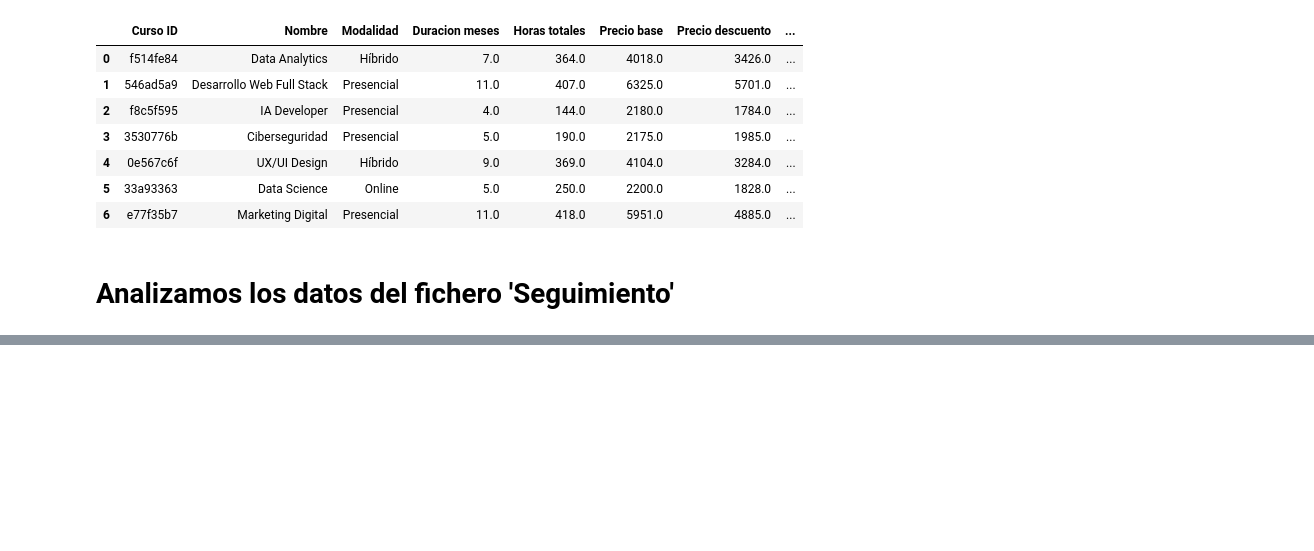
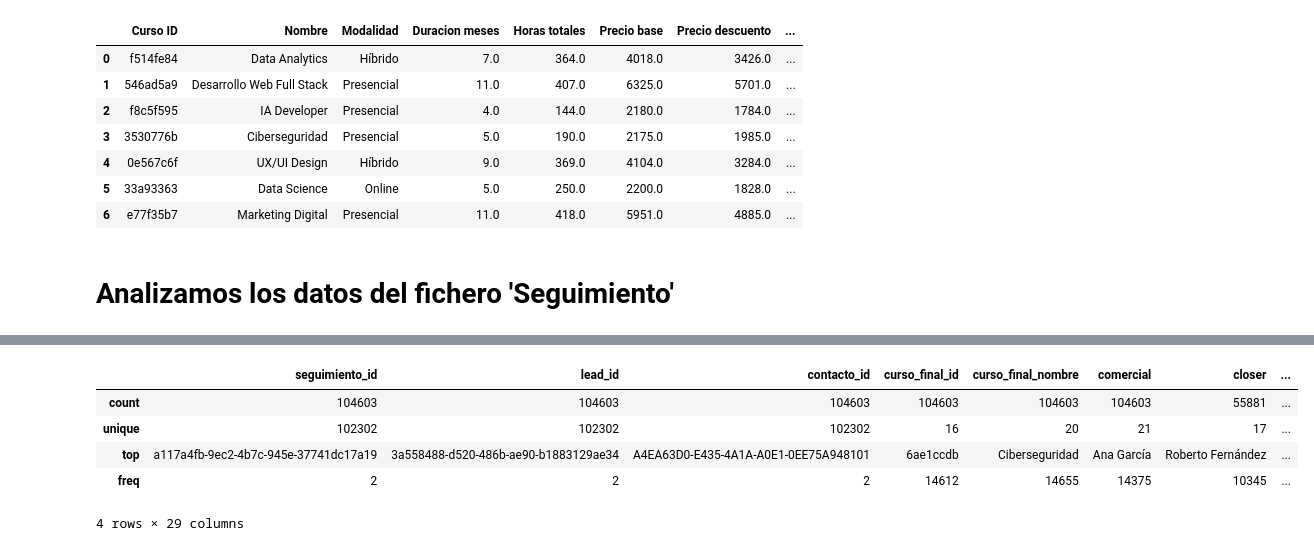
Before and after one commit to AntonioHackio/Proyecto_Final_Data, a Jupyter notebook: notebooks/eda_csv.ipynb, the cells around one changed output, grey strips where cells are left out. Saved outputs shown, nothing was run; the diff lists cells and outputs as text; code cells hidden in the pictures; blank space fills up the shorter version.

```diff
--- a/notebooks/eda_csv.ipynb
+++ b/notebooks/eda_csv.ipynb
@@ -352,0 +395,9 @@ df_cursos
+# %%
+(df_seguimiento.describe(include='all'))
+# %% [output]
+|  | seguimiento_id | lead_id | contacto_id | curso_final_id | curso_final_nombre | comercial | closer | ... |
+| count | 104603 | 104603 | 104603 | 104603 | 104603 | 104603 | 55881 | ... |
+| unique | 102302 | 102302 | 102302 | 16 | 20 | 21 | 17 | ... |
+| top | a117a4fb-9ec2-4b7c-945e-37741dc17a19 | 3a558488-d520-486b-ae90-b1883129ae34 | A4EA63D0-E435-4A1A-A0E1-0EE75A948101 | 6ae1ccdb | Ciberseguridad | Ana García | Roberto Fernández | ... |
+| freq | 2 | 2 | 2 | 14612 | 14655 | 14375 | 10345 | ... |
+4 rows × 29 columns
```
Also changed, not shown: parts of 5 cells of this notebook, 1 other file.
